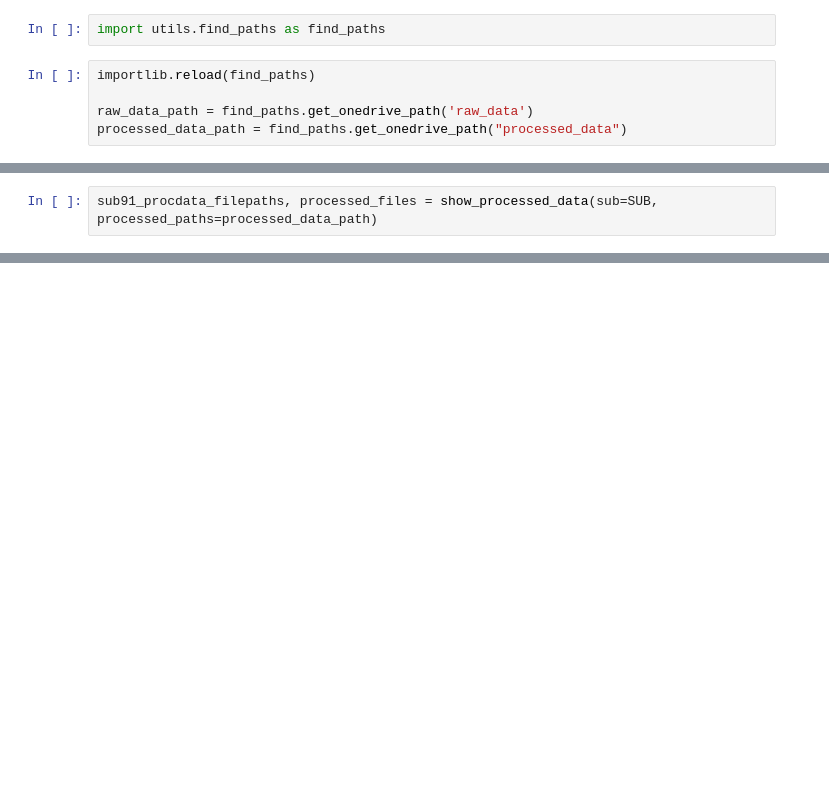
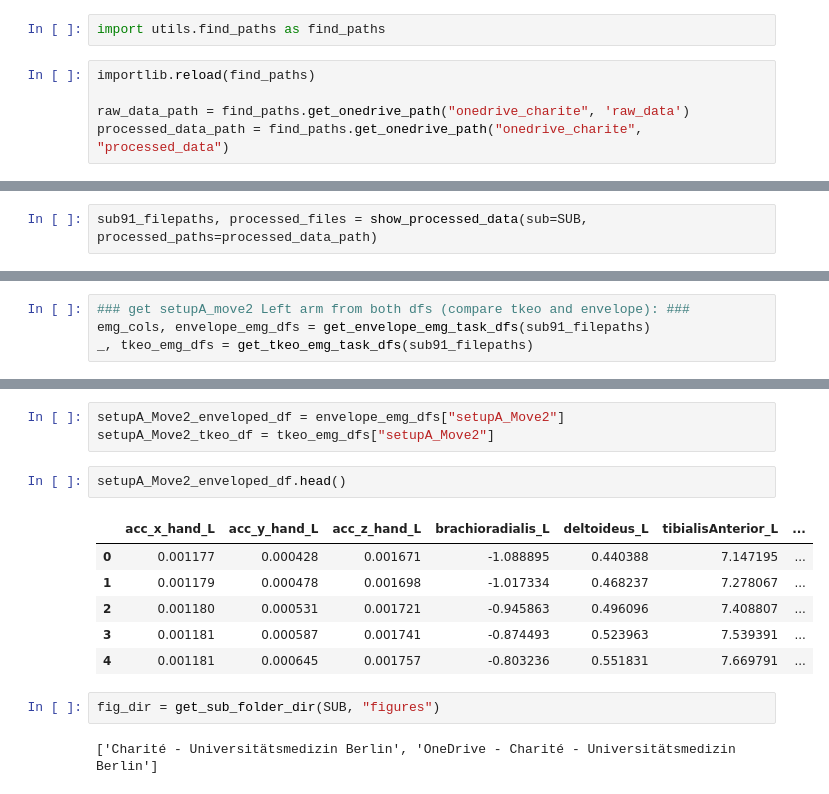
Before and after one commit to jgvhabets/lid_opm, a Jupyter notebook: notebooks/movement_detec_general.ipynb, the cells around one changed output, grey strips where cells are left out. Drawn from its saved outputs; the diff is of its cells as text; blank space fills up the shorter version.

```diff
--- a/notebooks/movement_detec_general.ipynb
+++ b/notebooks/movement_detec_general.ipynb
@@ -28,6 +45,6 @@ import utils.find_paths as find_paths
 # %%
 importlib.reload(find_paths)
 
-raw_data_path = find_paths.get_onedrive_path('raw_data')
-processed_data_path = find_paths.get_onedrive_path("processed_data")
+raw_data_path = find_paths.get_onedrive_path("onedrive_charite", 'raw_data')
+processed_data_path = find_paths.get_onedrive_path("onedrive_charite", "processed_data")
 # %% [output]
@@ -36,2 +53,2 @@ TODO: create altearntive onedrive finding
 # %%
-sub91_procdata_filepaths, processed_files = show_processed_data(sub=SUB, processed_paths=processed_data_path)
+sub91_filepaths, processed_files = show_processed_data(sub=SUB, processed_paths=processed_data_path)
@@ -58,0 +86,4 @@ def naming_dfs_as_task(df_list, task_names):
+# %%
+### get setupA_move2 Left arm from both dfs (compare tkeo and envelope): ###
+emg_cols, envelope_emg_dfs = get_envelope_emg_task_dfs(sub91_filepaths)
+_, tkeo_emg_dfs = get_tkeo_emg_task_dfs(sub91_filepaths)
@@ -58,0 +108,16 @@ def naming_dfs_as_task(df_list, task_names):
+# %%
+setupA_Move2_enveloped_df = envelope_emg_dfs["setupA_Move2"]
+setupA_Move2_tkeo_df = tkeo_emg_dfs["setupA_Move2"]
+# %%
+setupA_Move2_enveloped_df.head()
+# %% [output]
+|  | acc_x_hand_L | acc_y_hand_L | acc_z_hand_L | brachioradialis_L | deltoideus_L | tibialisAnterior_L | ... |
+| 0 | 0.001177 | 0.000428 | 0.001671 | -1.088895 | 0.440388 | 7.147195 | ... |
+| 1 | 0.001179 | 0.000478 | 0.001698 | -1.017334 | 0.468237 | 7.278067 | ... |
+| 2 | 0.001180 | 0.000531 | 0.001721 | -0.945863 | 0.496096 | 7.408807 | ... |
+| 3 | 0.001181 | 0.000587 | 0.001741 | -0.874493 | 0.523963 | 7.539391 | ... |
+| 4 | 0.001181 | 0.000645 | 0.001757 | -0.803236 | 0.551831 | 7.669791 | ... |
+# %%
+fig_dir = get_sub_folder_dir(SUB, "figures")
+# %% [output]
+['Charité - Universitätsmedizin Berlin', 'OneDrive - Charité - Universitätsmedizin Berlin']
```
Also changed, not shown: parts of 15 cells of this notebook.
